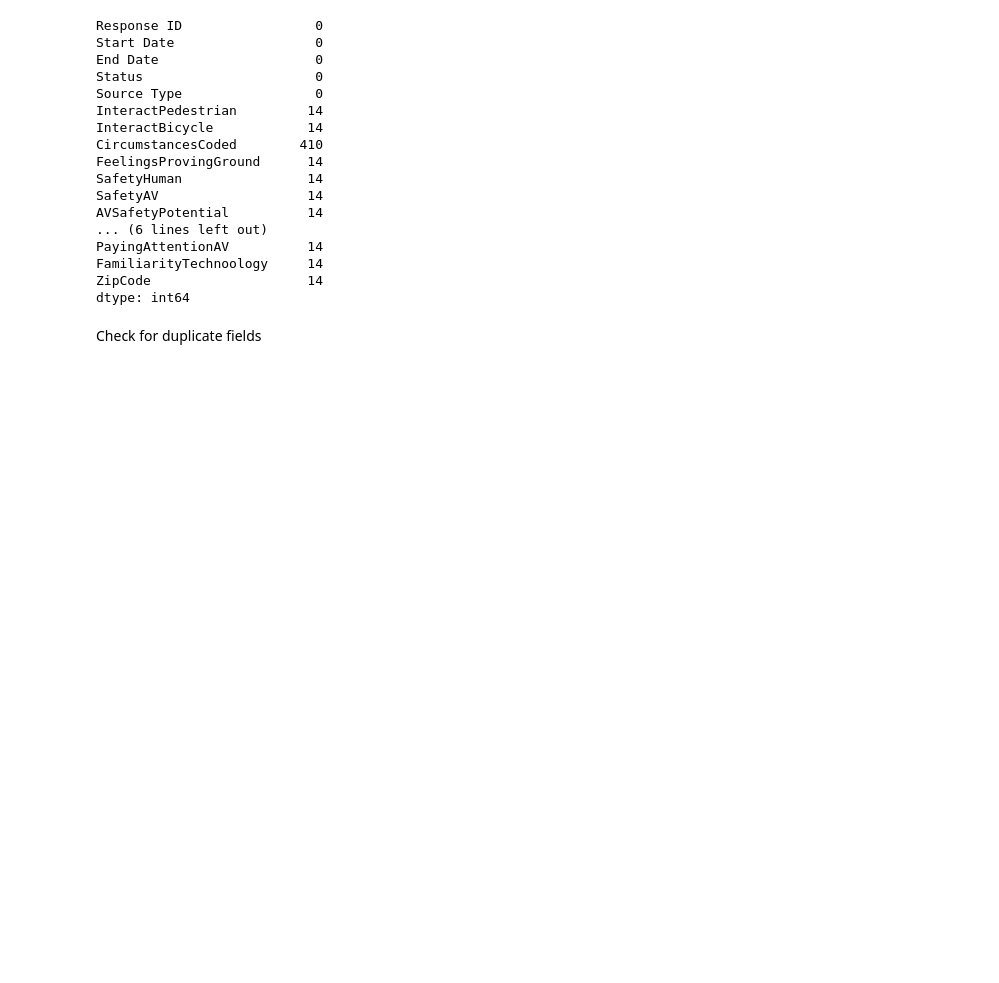
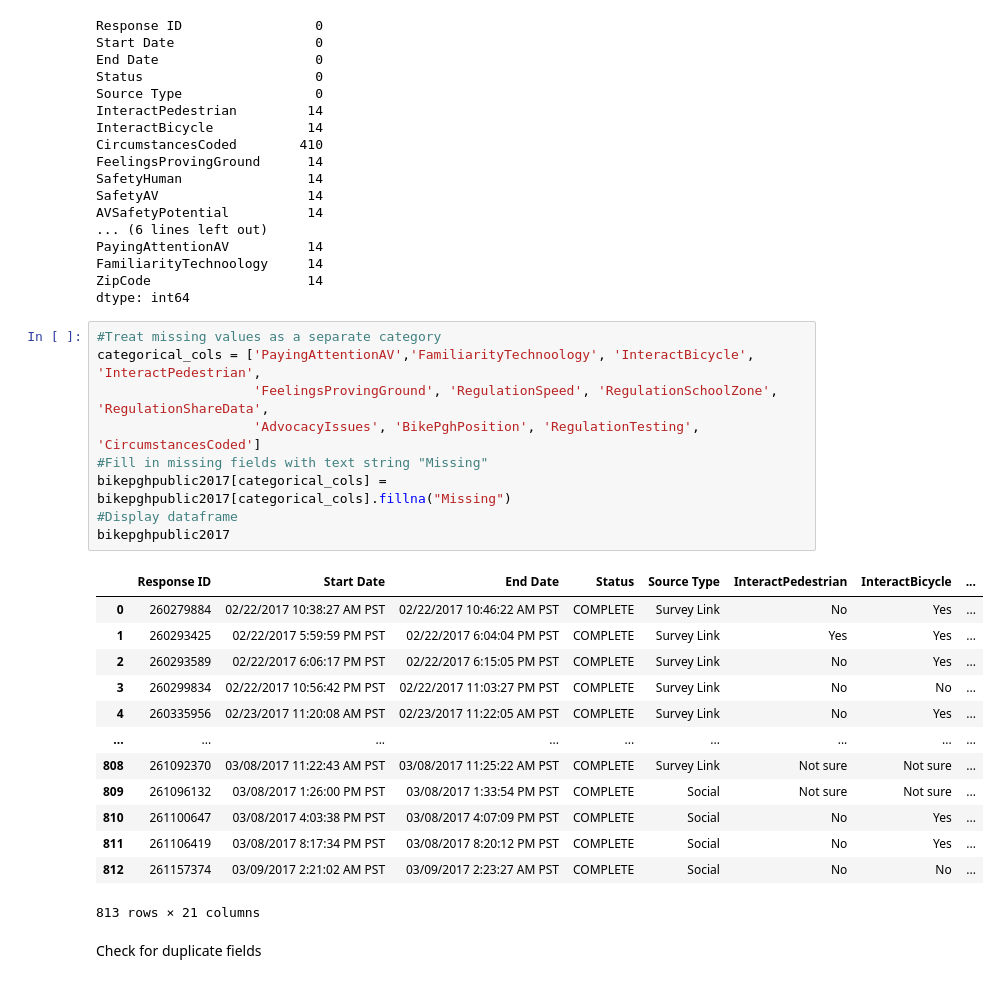
Before and after one commit to CMU-SoftwareDesignforDS-Team/AutoVehicles, a Jupyter notebook: Code/Data_Acquisition_and_Understanding/bikepghpublic2017_EDA.ipynb, the cells around one changed output. Saved outputs shown, nothing was run; the diff lists cells and outputs as text; blank space fills up the shorter version.

```diff
--- a/Code/Data_Acquisition_and_Understanding/bikepghpublic2017_EDA.ipynb
+++ b/Code/Data_Acquisition_and_Understanding/bikepghpublic2017_EDA.ipynb
@@ -81,6 +83,29 @@ PayingAttentionAV          14
 FamiliarityTechnoology     14
 ZipCode                    14
 dtype: int64
+# %%
+#Treat missing values as a separate category
+categorical_cols = ['PayingAttentionAV','FamiliarityTechnoology', 'InteractBicycle', 'InteractPedestrian',
+                    'FeelingsProvingGround', 'RegulationSpeed', 'RegulationSchoolZone', 'RegulationShareData',
+                    'AdvocacyIssues', 'BikePghPosition', 'RegulationTesting', 'CircumstancesCoded']
+#Fill in missing fields with text string "Missing"
+bikepghpublic2017[categorical_cols] = bikepghpublic2017[categorical_cols].fillna("Missing")
+#Display dataframe
+bikepghpublic2017
+# %% [output]
+|  | Response ID | Start Date | End Date | Status | Source Type | InteractPedestrian | InteractBicycle | ... |
+| 0 | 260279884 | 02/22/2017 10:38:27 AM PST | 02/22/2017 10:46:22 AM PST | COMPLETE | Survey Link | No | Yes | ... |
+| 1 | 260293425 | 02/22/2017 5:59:59 PM PST | 02/22/2017 6:04:04 PM PST | COMPLETE | Survey Link | Yes | Yes | ... |
+| 2 | 260293589 | 02/22/2017 6:06:17 PM PST | 02/22/2017 6:15:05 PM PST | COMPLETE | Survey Link | No | Yes | ... |
+| 3 | 260299834 | 02/22/2017 10:56:42 PM PST | 02/22/2017 11:03:27 PM PST | COMPLETE | Survey Link | No | No | ... |
+| 4 | 260335956 | 02/23/2017 11:20:08 AM PST | 02/23/2017 11:22:05 AM PST | COMPLETE | Survey Link | No | Yes | ... |
+| ... | ... | ... | ... | ... | ... | ... | ... | ... |
+| 808 | 261092370 | 03/08/2017 11:22:43 AM PST | 03/08/2017 11:25:22 AM PST | COMPLETE | Survey Link | Not sure | Not sure | ... |
+| 809 | 261096132 | 03/08/2017 1:26:00 PM PST | 03/08/2017 1:33:54 PM PST | COMPLETE | Social | Not sure | Not sure | ... |
+| 810 | 261100647 | 03/08/2017 4:03:38 PM PST | 03/08/2017 4:07:09 PM PST | COMPLETE | Social | No | Yes | ... |
+| 811 | 261106419 | 03/08/2017 8:17:34 PM PST | 03/08/2017 8:20:12 PM PST | COMPLETE | Social | No | Yes | ... |
+| 812 | 261157374 | 03/09/2017 2:21:02 AM PST | 03/09/2017 2:23:27 AM PST | COMPLETE | Social | No | No | ... |
+813 rows × 21 columns
 # %% [markdown]
 Check for duplicate fields
 # %%
```
Also changed, not shown: parts of 8 cells of this notebook.
